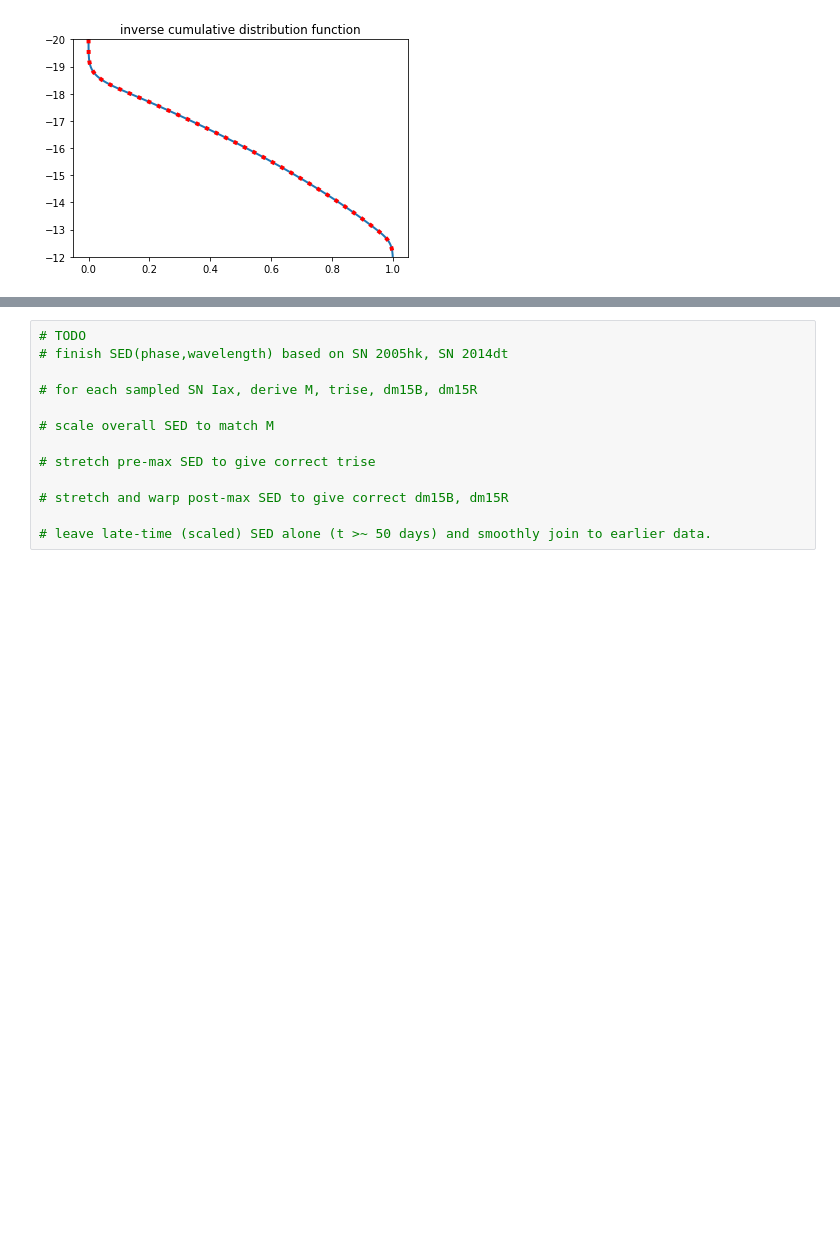
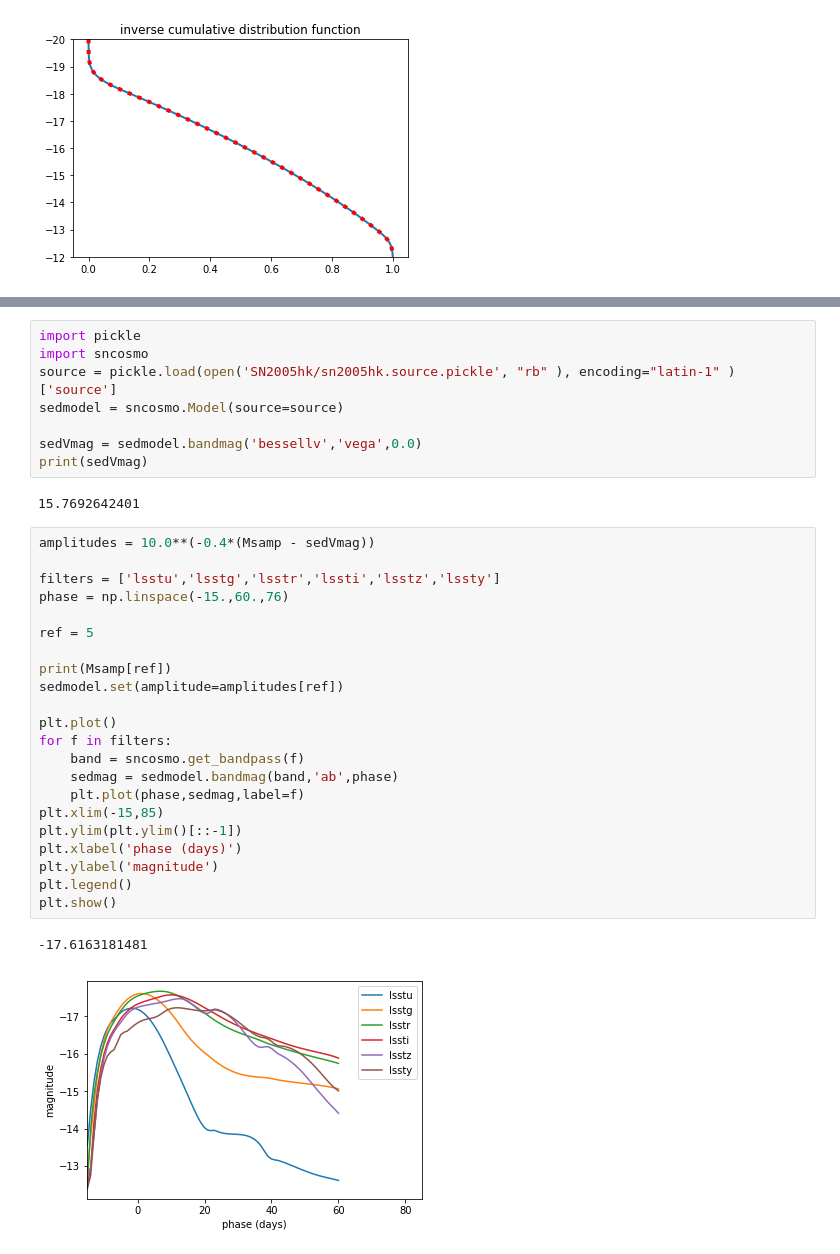
Before and after one commit to RutgersSN/plasticc-Iax, a Jupyter notebook: Iax-model.ipynb, the cells around one changed output, grey strips where cells are left out. Cells and saved outputs as stored; diff of their text form; blank space fills up the shorter version.

Commit message:
merging SED and Iax model

```diff
--- a/Iax-model.ipynb
+++ b/Iax-model.ipynb
@@ -225,13 +227,35 @@ plt.show()
-# %%
-# TODO
-# finish SED(phase,wavelength) based on SN 2005hk, SN 2014dt
-
-# for each sampled SN Iax, derive M, trise, dm15B, dm15R
-
-# scale overall SED to match M
-
-# stretch pre-max SED to give correct trise
-
-# stretch and warp post-max SED to give correct dm15B, dm15R
-
-# leave late-time (scaled) SED alone (t >~ 50 days) and smoothly join to earlier data.
+# %%
+import pickle
+import sncosmo
+source = pickle.load(open('SN2005hk/sn2005hk.source.pickle', "rb" ), encoding="latin-1" )['source']
+sedmodel = sncosmo.Model(source=source)
+
+sedVmag = sedmodel.bandmag('bessellv','vega',0.0)
+print(sedVmag)
+# %% [output]
+15.7692642401
+# %%
+amplitudes = 10.0**(-0.4*(Msamp - sedVmag))
+
+filters = ['lsstu','lsstg','lsstr','lssti','lsstz','lssty']
+phase = np.linspace(-15.,60.,76)
+
+ref = 5
+
+print(Msamp[ref])
+sedmodel.set(amplitude=amplitudes[ref])
+
+plt.plot()
+for f in filters:
+    band = sncosmo.get_bandpass(f)
+    sedmag = sedmodel.bandmag(band,'ab',phase)
+    plt.plot(phase,sedmag,label=f)
+plt.xlim(-15,85)
+plt.ylim(plt.ylim()[::-1])
+plt.xlabel('phase (days)')
+plt.ylabel('magnitude')
+plt.legend()
+plt.show()
+# %% [output]
+-17.6163181481
+[figure, added]
```
Also changed, not shown: parts of 15 cells of this notebook, 3 other files.
